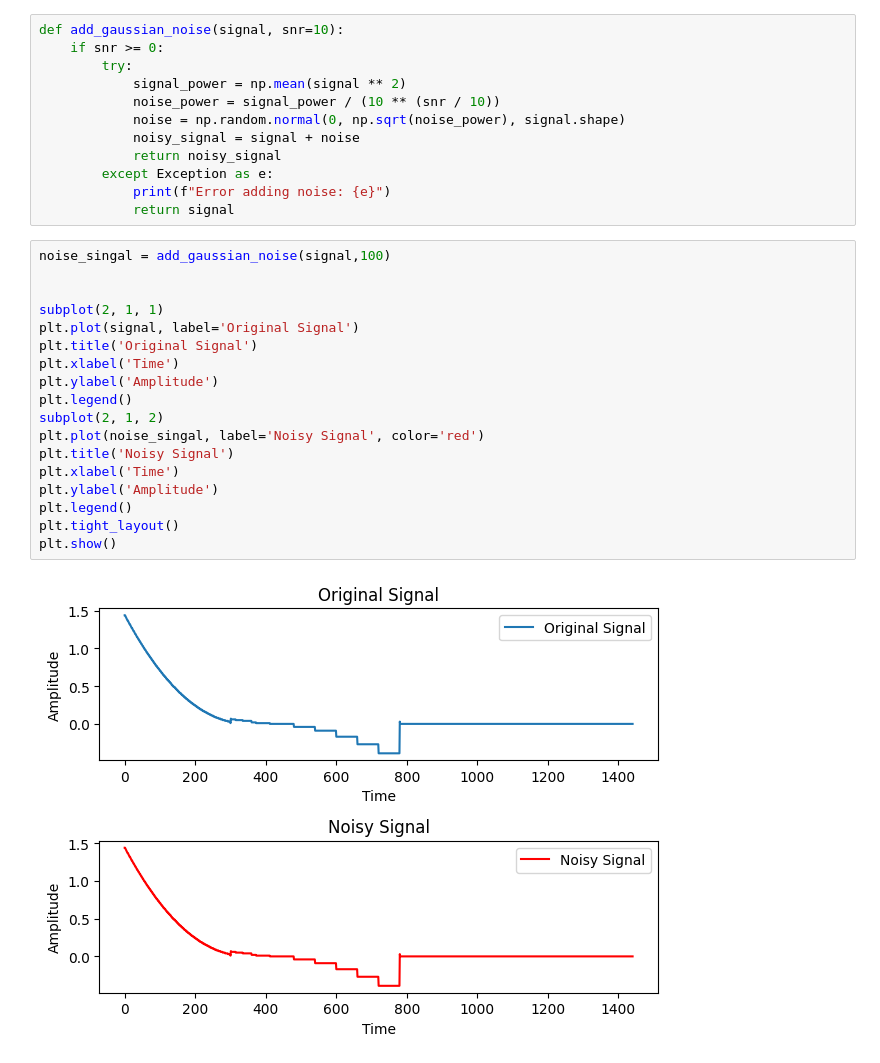
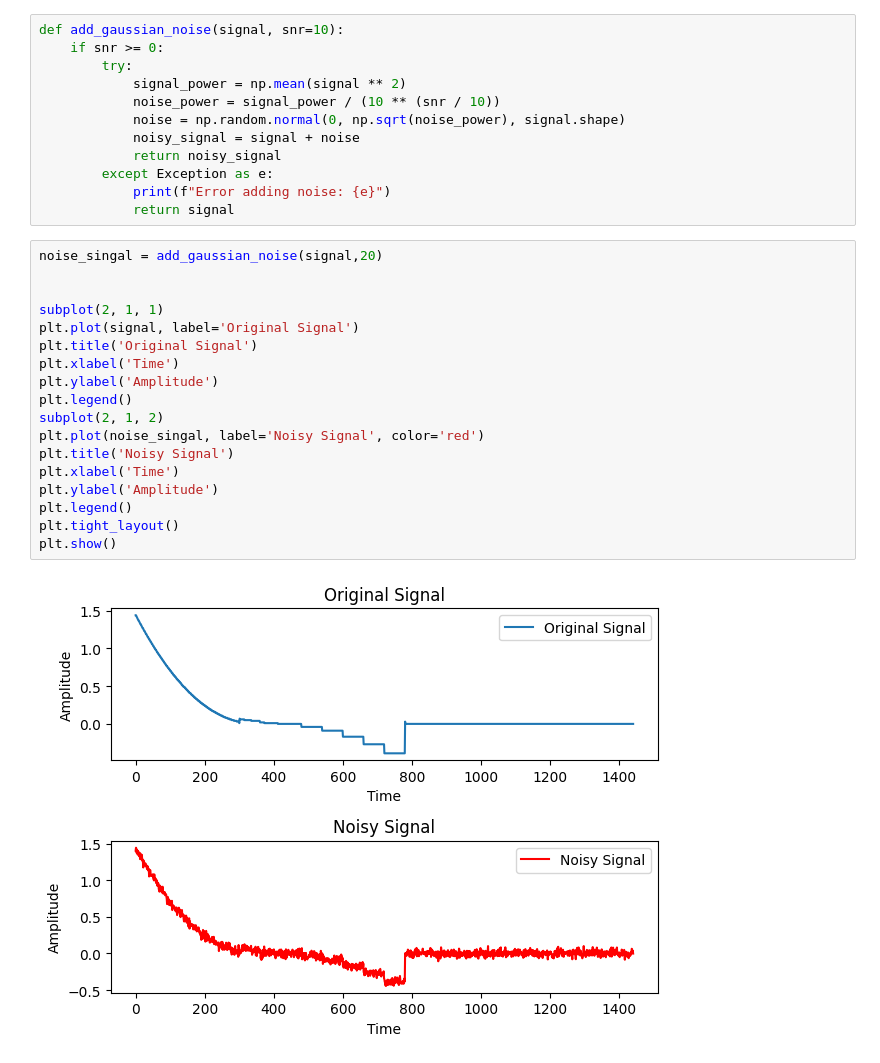
Before and after one commit to ifituburyo/CPS, a Jupyter notebook: main.ipynb, the cells around one changed output. Drawn from its saved outputs; the diff is of its cells as text.

```diff
--- a/main.ipynb
+++ b/main.ipynb
@@ -65,22 +69,22 @@ def add_gaussian_noise(signal, snr=10):
             print(f"Error adding noise: {e}")
             return signal
 # %%
-noise_singal = add_gaussian_noise(signal,100)
+noise_singal = add_gaussian_noise(signal,20)
 
 
 subplot(2, 1, 1)
 plt.plot(signal, label='Original Signal')
 plt.title('Original Signal')
 plt.xlabel('Time')
 plt.ylabel('Amplitude')
 plt.legend()
 subplot(2, 1, 2)
 plt.plot(noise_singal, label='Noisy Signal', color='red')
 plt.title('Noisy Signal')
 plt.xlabel('Time')
 plt.ylabel('Amplitude')
 plt.legend()
 plt.tight_layout()
 plt.show()
 # %% [output]
-[figure, old version]
+[figure, new version]
```
Also changed, not shown: parts of 6 cells of this notebook.
